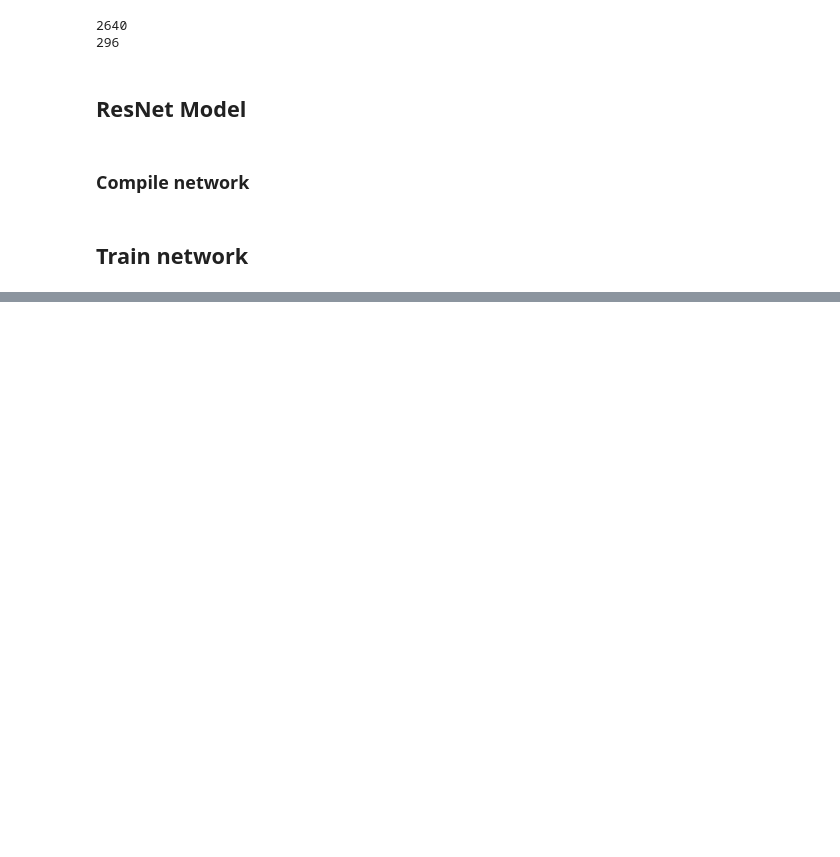
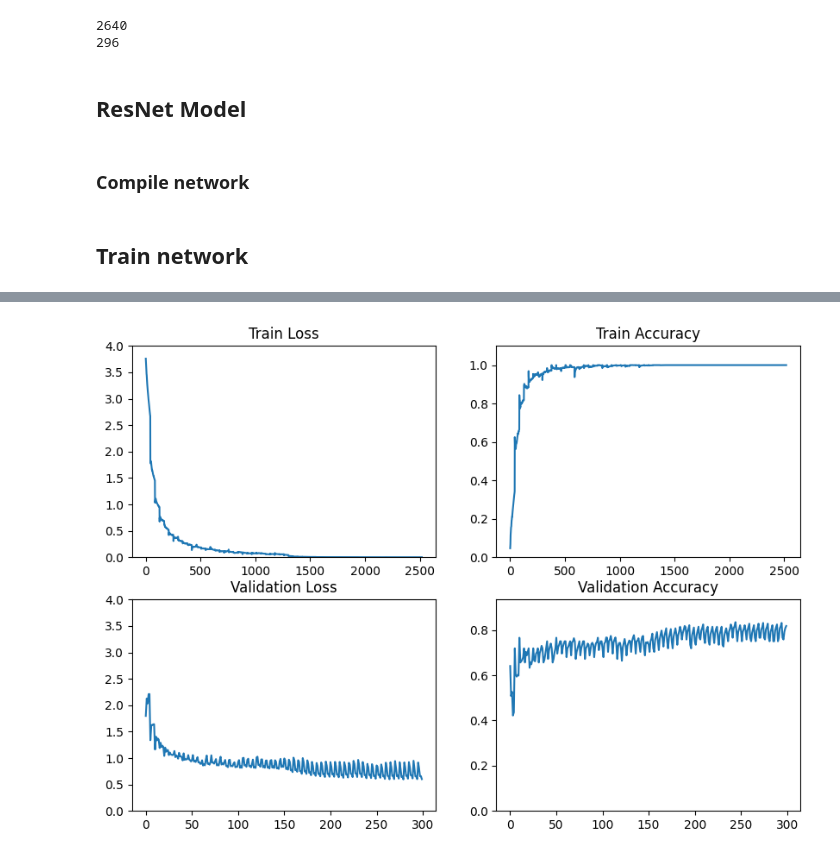
Before and after one commit to Rda1027/cnn-image-classification, a Jupyter notebook: prova_Task2.ipynb, the cells around one changed output, grey strips where cells are left out. Saved outputs shown, nothing was run; the diff lists cells and outputs as text; code cells hidden in the pictures; blank space fills up the shorter version.

Commit message:
added fine tuning

```diff
--- a/prova_Task2.ipynb
+++ b/prova_Task2.ipynb
@@ -320,0 +375,23 @@ torch.cuda.empty_cache()
+# %%
+## Unfreeze base model layer (not fc)
+for layer in [pushed_net.base_model.conv1, pushed_net.base_model.bn1, pushed_net.base_model.layer1, pushed_net.base_model.layer2, pushed_net.base_model.layer3, pushed_net.base_model.layer4]:
+    pushed_net.set_requires_grad(layer, train=True)
+# %%
+initial_lr = 1e-5
+optimizer = AdamW(pushed_net.parameters(), lr=initial_lr, weight_decay=1e-5)
+num_epochs = 30
+num_steps = num_epochs * len(train_dl)
+# lr_scheduler = OneCycleLR(optimizer, initial_lr, total_steps=num_steps)
+lr_scheduler = ReduceLROnPlateau(optimizer, mode='min', factor=0.6, patience=2, min_lr=1e-6)
+# %%
+best_val_acc, best_params, best_epoch, fine_tune_tracks = train_loop(
+    pushed_net,
+    train_dl,
+    batch_size,
+    1e-6,
+    num_epochs,
+    optimizer,
+    lr_scheduler,
+    val_dl,
+    verbose=True
+)
@@ -320,0 +416,17 @@ torch.cuda.empty_cache()
+# %%
+labels = ['Train Loss', 'Train Accuracy', 'Validation Loss', 'Validation Accuracy']
+
+plt.figure(figsize=(10, 7))
+
+for i in range(4):
+    plt.subplot(2, 2, i+1)
+    plt.plot(range(len(tracks[i]) + len(fine_tune_tracks[i])), tracks[i] + fine_tune_tracks[i])
+    # plt.yscale('log')
+    if i%2==1:
+        plt.ylim(0, max(fine_tune_tracks[i]) + 0.1)
+    else:
+        plt.ylim(0, 4)
+    plt.title(labels[i])
+plt.show()
+# %% [output]
+[figure, added]
```
Also changed, not shown: parts of 4 cells of this notebook, 1 other file.
